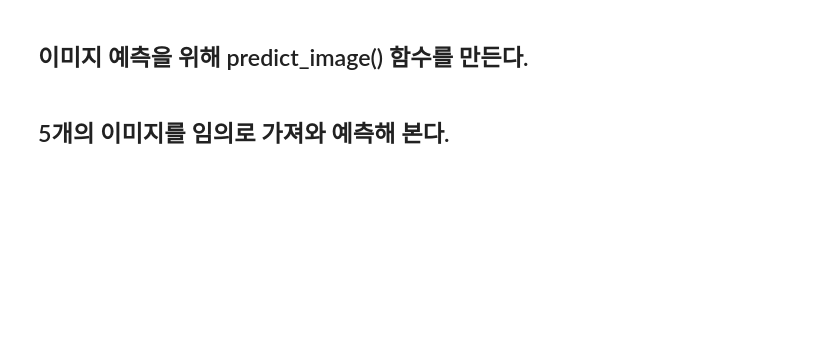
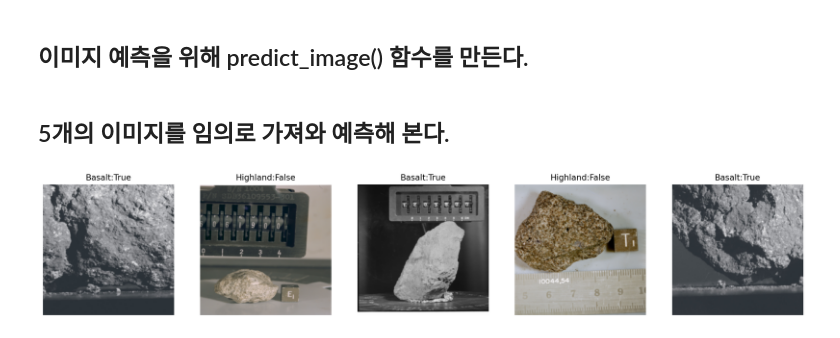
Before and after one commit to amyhong0/MS_spacerocks, a Jupyter notebook: ClassifySpaceRockCode.ipynb, the cells around one changed output. Drawn from its saved outputs; the diff is of its cells as text; code cells hidden in the pictures; blank space fills up the shorter version.

```diff
--- a/ClassifySpaceRockCode.ipynb
+++ b/ClassifySpaceRockCode.ipynb
@@ -180,6 +226,7 @@ print(device)
 ## 사전학습된 ResNet50 모델을 지정한다.
 # %%
 # resnet50 모델을 pretrained=True로 설정한다.
+model = models.resnet50(pretrained=True)
 # %% [markdown]
 ### (확인) 수정 전의 ResNet50 모델을 확인해 본다.
 # %%
@@ -191,18 +256,19 @@ print(model)
 for param in model.parameters():
     param.requires_grad = False
 
-# 뉴런들을 연결하여 신경망을 생성한다.
+# 뉴런들을 연결하여 신경망을 생성한다.(fully-connected 층 수정)
 
-model.fc =
-
-
-
+model.fc = nn.Sequential(nn.Linear(2048, 512),
+                         nn.ReLU(),
+                         nn.Dropout(0.2),
+                         nn.Linear(512,2),
+                         nn.LogSoftmax(dim=1))
 
 # 손실함수를 Cross entropy loss 함수로 지정한다.
-
+criterion = nn.NLLLoss()
 
 # optimizer를 Adam으로 지정한다.
-
+optimizer = optim.Adam(model.fc.parameters(), lr=0.003)
 
 # 신경망을 compute device로 보낸다.
 model.to(device)
@@ -334,37 +455,44 @@ def predict_image(image):
+# %%
+def predict_image(image):
+    image_tensor = t_transforms(image).float()  # 이미지(PIL)를 텐서로 변환
+    input = image_tensor.unsqueeze_(0)  # 텐서 차원 늘림(배치 고려)
+    input = input.to(device)
+    output = model(input)  # 모델을 통해 예측
+    index = output.data.numpy().argmax()
+
+    return index
 # %% [markdown]
 ## 5개의 이미지를 임의로 가져와 예측해 본다.
 # %%
 # 모델 평가 모드로 전환한다.
-
+model.eval()
 
 
 # ToPILImage 변환을 이용하여 텐서 이미지를 PIL 이미지로 변경하는 변환 설정
 to_pil = transforms.ToPILImage()
 
 # 5개의 이미지를 랜덤하게 가져온다.
-
-
-
+images, lables = get_random_images(5)
 fig = plt.figure(figsize=(20, 20))
 
 # 데이터의 class 목록을 얻는다.
-
-
-
+classes = trainloader.dataset.classes
 
 # 5개의 이미지에 대해 반복 수행한다.
 for ii in range(len(images)):
     # 이미지를 PIL 이미지로 변환한다.
     image = to_pil(images[ii])
+
     # 이미지에 대해 예측 후, 예측된 class를 얻는다.
-
-
+    index = predict_image(image)
 
     # 이미지 아래에 class를 표시하도록 설정한다.
     sub = fig.add_subplot(1, len(images), ii+1)
     res = labels[ii].item() == index
     sub.set_title(classes[index] + ':' + str(res))
     plt.axis('off')
     plt.imshow(image)
 
 plt.show()
+# %% [output]
+[figure, added]
```
Also changed, not shown: parts of 20 cells of this notebook, 1 other file.
